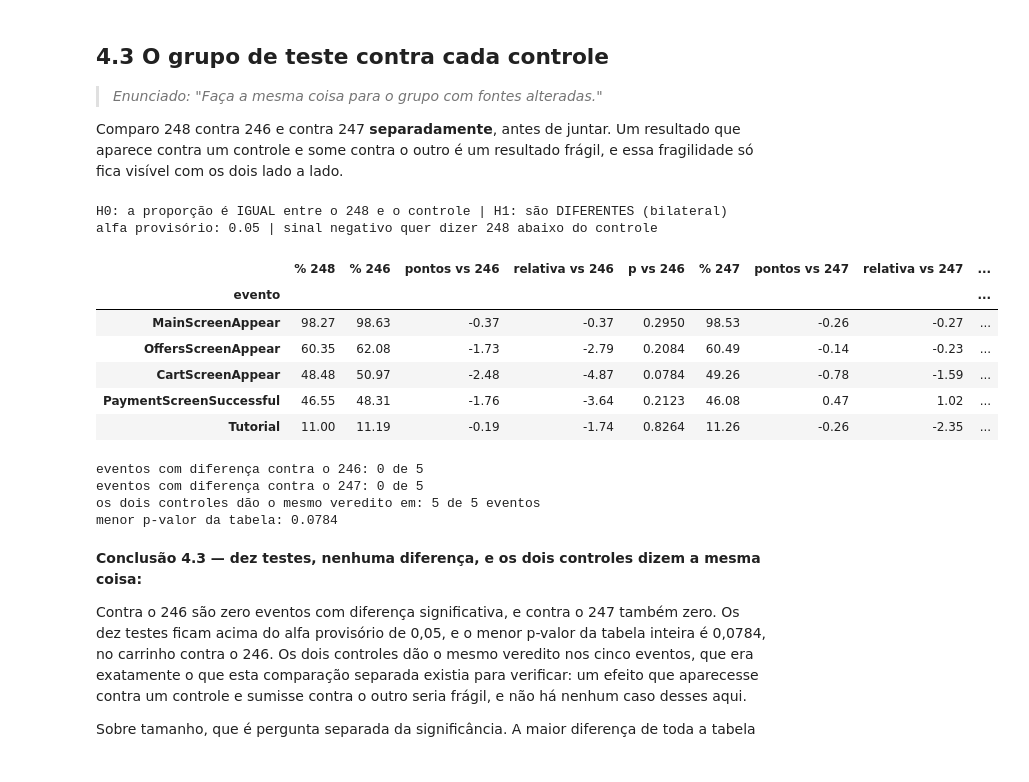
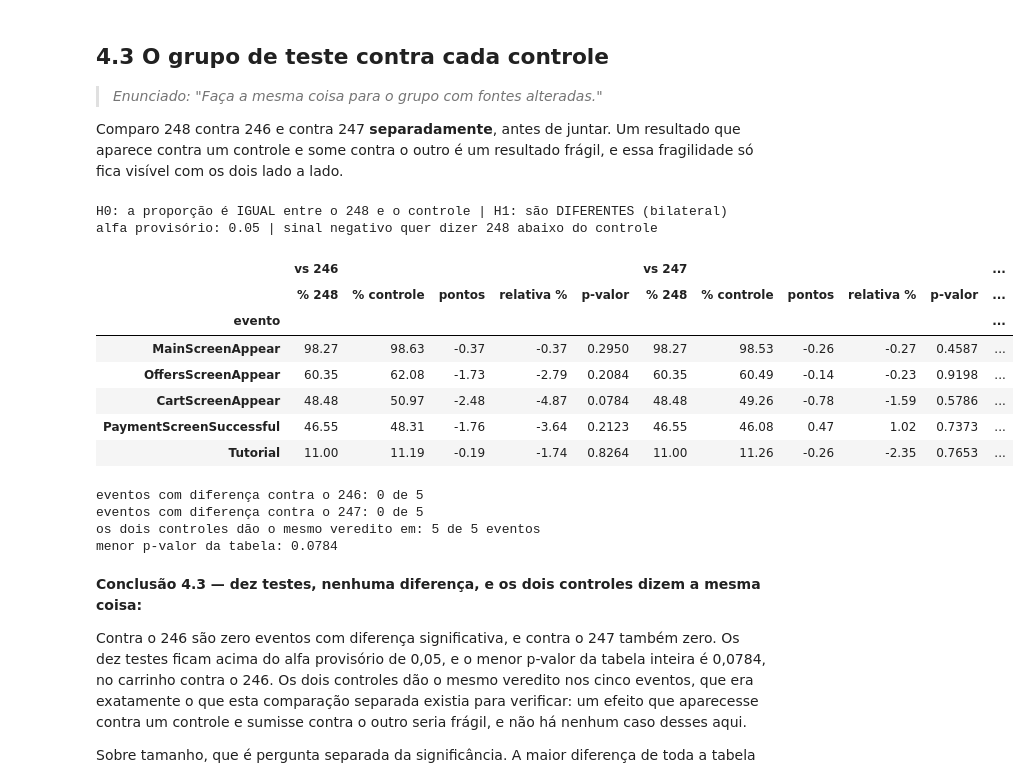
Before and after one commit to luiz19190/Sprint-11-Projeto-integrado-2, a Jupyter notebook: Sprint 11 - Funil e Teste A-A-B.ipynb, the cells around one changed output. Cells and saved outputs as stored; diff of their text form; code cells hidden in the pictures.

```diff
--- a/Sprint 11 - Funil e Teste A-A-B.ipynb
+++ b/Sprint 11 - Funil e Teste A-A-B.ipynb
@@ -1096,7 +1107,9 @@ por_dia['eventos_em_24h'] = (por_dia['eventos'] / por_dia['horas'] * 24).round()
 # aparece de qualquer forma, mas a contagem de eventos sofre. Usar o bruto aqui
 # deixaria as duas colunas medindo com réguas diferentes na mesma tabela.
 por_dia['eventos_por_usuario'] = (por_dia['eventos_em_24h'] / por_dia['usuarios']).round(1)
-por_dia['% dos eventos'] = (por_dia['eventos'] / eventos * 100).round(2)
+# `len(logs)` em vez da variável `eventos`, que vem de outra célula: assim esta roda sozinha,
+# sem depender da ordem de execução.
+por_dia['% dos eventos'] = (por_dia['eventos'] / len(logs) * 100).round(2)
 
 # Arredondo a coluna de horas só agora, depois de ela ter sido usada com a precisão
 # cheia no cálculo acima. Um `.round(1)` no `display` inteiro achataria o percentual
@@ -2761,13 +2774,15 @@ def z_test_proporcoes(sucessos_a, n_a, sucessos_b, n_b):
 def compara_grupos(evento, grupo_a, grupo_b):
     """Aplica o z-test a um evento entre dois grupos, buscando os números nas tabelas da 4.1."""
     return z_test_proporcoes(alcance_por_grupo.loc[evento, grupo_a], usuarios_por_grupo.loc[grupo_a],
-                            alcance_por_grupo.loc[evento, grupo_b], usuarios_por_grupo.loc[grupo_b])
+                             alcance_por_grupo.loc[evento, grupo_b], usuarios_por_grupo.loc[grupo_b])
 
 
-eventos = alcance_por_grupo.index.tolist()    # já ordenados do mais popular ao menos
+# Nome distinto de `eventos`, que na seção 2 é a contagem de linhas da base: evita que as
+# duas coisas se confundam se as células rodarem fora de ordem.
+eventos_testados = alcance_por_grupo.index.tolist()   # do mais popular ao menos
 
-teste_aa = pd.DataFrame([compara_grupos(e, 246, 247) for e in eventos],
-                        index=pd.Index(eventos, name='evento'))
+teste_aa = pd.DataFrame([compara_grupos(e, 246, 247) for e in eventos_testados],
+                        index=pd.Index(eventos_testados, name='evento'))
 teste_aa['rejeita H0'] = teste_aa['p-valor'] < ALFA_PROVISORIO
 
 print('H0: a proporção de usuários que dispara o evento é IGUAL nos grupos 246 e 247')
@@ -2777,10 +2792,10 @@ print()
 display(teste_aa)
 
 print('eventos com diferença significativa:', int(teste_aa['rejeita H0'].sum()),
-    'de', len(teste_aa))
+      'de', len(teste_aa))
 print('menor p-valor observado:', teste_aa['p-valor'].min())
 print('a divisão entre os dois controles está confirmada:',
-    bool(not teste_aa['rejeita H0'].any()))
+      bool(not teste_aa['rejeita H0'].any()))
 # %% [output]
 H0: a proporção de usuários que dispara o evento é IGUAL nos grupos 246 e 247
 H1: as duas proporções são DIFERENTES (bilateral, porque a pergunta não tem direção)
@@ -2826,56 +2841,60 @@ com os dois lado a lado.
 # %%
 # -----------------------------------------------------------------------------
 # 4.3 O grupo de teste contra cada controle
 # -----------------------------------------------------------------------------
 # Reutilizo a função da célula anterior: 248 contra 246 e 248 contra 247, os dois nos cinco
 # eventos, numa tabela só. A tabela única é o ponto da célula, porque é ela que mostra num
 # relance se os dois controles contam a mesma história.
 #
 # Junto do p-valor vão a diferença em pontos e a relativa. O p-valor diz se a diferença é
 # distinguível de ruído, não se ela é grande o bastante para justificar trocar a fonte do
 # aplicativo. Com amostra grande dá para detectar diferença pequena demais para importar.
 #
+# A tabela sai de um `concat` com `keys`: o mesmo bloco de colunas entra uma vez por controle,
+# com o controle no nível de cima, em vez de eu copiar nove colunas à mão e arriscar trocar uma.
+#
 # Alfa segue provisório: a correção para comparações múltiplas ainda vem.
 
-contra_246 = pd.DataFrame([compara_grupos(e, 248, 246) for e in eventos], index=eventos)
-contra_247 = pd.DataFrame([compara_grupos(e, 248, 247) for e in eventos], index=eventos)
+indice_eventos = pd.Index(eventos_testados, name='evento')
 
-teste_ab = pd.DataFrame({
-    '% 248':           contra_246['% A'],
-    '% 246':           contra_246['% B'],
-    'pontos vs 246':   contra_246['diferença em pontos'],
-    'relativa vs 246': contra_246['diferença relativa %'],
-    'p vs 246':        contra_246['p-valor'],
-    '% 247':           contra_247['% B'],
-    'pontos vs 247':   contra_247['diferença em pontos'],
-    'relativa vs 247': contra_247['diferença relativa %'],
-    'p vs 247':        contra_247['p-valor'],
-}, index=pd.Index(eventos, name='evento'))
+contra_246 = pd.DataFrame([compara_grupos(e, 248, 246) for e in eventos_testados], index=indice_eventos)
+contra_247 = pd.DataFrame([compara_grupos(e, 248, 247) for e in eventos_testados], index=indice_eventos)
 
-rejeita_246 = teste_ab['p vs 246'] < ALFA_PROVISORIO
-rejeita_247 = teste_ab['p vs 247'] < ALFA_PROVISORIO
-teste_ab['os controles concordam'] = rejeita_246 == rejeita_247
+colunas_teste = {'% A': '% 248', '% B': '% controle', 'diferença em pontos': 'pontos',
+                 'diferença relativa %': 'relativa %', 'p-valor': 'p-valor'}
+
+teste_ab = pd.concat([contra_246[list(colunas_teste)].rename(columns=colunas_teste),
+                      contra_247[list(colunas_teste)].rename(columns=colunas_teste)],
+                     axis=1, keys=['vs 246', 'vs 247'])
+
+p_valores = teste_ab.xs('p-valor', axis=1, level=1)   # uma coluna por controle
+rejeita_por_controle = p_valores < ALFA_PROVISORIO
+teste_ab[('', 'os controles concordam')] = (rejeita_por_controle['vs 246']
+                                            == rejeita_por_controle['vs 247'])
 
 print('H0: a proporção é IGUAL entre o 248 e o controle | H1: são DIFERENTES (bilateral)')
 print('alfa provisório:', ALFA_PROVISORIO, '| sinal negativo quer dizer 248 abaixo do controle')
 print()
 display(teste_ab)
 
-print('eventos com diferença contra o 246:', int(rejeita_246.sum()), 'de', len(eventos))
-print('eventos com diferença contra o 247:', int(rejeita_247.sum()), 'de', len(eventos))
+print('eventos com diferença contra o 246:', int(rejeita_por_controle['vs 246'].sum()),
+      'de', len(eventos_testados))
+print('eventos com diferença contra o 247:', int(rejeita_por_controle['vs 247'].sum()),
+      'de', len(eventos_testados))
 print('os dois controles dão o mesmo veredito em:',
-    int(teste_ab['os controles concordam'].sum()), 'de', len(eventos), 'eventos')
-print('menor p-valor da tabela:', min(teste_ab['p vs 246'].min(), teste_ab['p vs 247'].min()))
+      int(teste_ab[('', 'os controles concordam')].sum()), 'de', len(eventos_testados), 'eventos')
+print('menor p-valor da tabela:', p_valores.min().min())
 # %% [output]
 H0: a proporção é IGUAL entre o 248 e o controle | H1: são DIFERENTES (bilateral)
 alfa provisório: 0.05 | sinal negativo quer dizer 248 abaixo do controle
-|  | % 248 | % 246 | pontos vs 246 | relativa vs 246 | p vs 246 | % 247 | pontos vs 247 | relativa vs 247 | ... |
-| evento |  |  |  |  |  |  |  |  | ... |
-| MainScreenAppear | 98.27 | 98.63 | -0.37 | -0.37 | 0.2950 | 98.53 | -0.26 | -0.27 | ... |
-| OffersScreenAppear | 60.35 | 62.08 | -1.73 | -2.79 | 0.2084 | 60.49 | -0.14 | -0.23 | ... |
-| CartScreenAppear | 48.48 | 50.97 | -2.48 | -4.87 | 0.0784 | 49.26 | -0.78 | -1.59 | ... |
-| PaymentScreenSuccessful | 46.55 | 48.31 | -1.76 | -3.64 | 0.2123 | 46.08 | 0.47 | 1.02 | ... |
-| Tutorial | 11.00 | 11.19 | -0.19 | -1.74 | 0.8264 | 11.26 | -0.26 | -2.35 | ... |
+|  | vs 246 |  |  |  |  | vs 247 |  |  |  |  | ... |
+|  | % 248 | % controle | pontos | relativa % | p-valor | % 248 | % controle | pontos | relativa % | p-valor | ... |
+| evento |  |  |  |  |  |  |  |  |  |  | ... |
+| MainScreenAppear | 98.27 | 98.63 | -0.37 | -0.37 | 0.2950 | 98.27 | 98.53 | -0.26 | -0.27 | 0.4587 | ... |
+| OffersScreenAppear | 60.35 | 62.08 | -1.73 | -2.79 | 0.2084 | 60.35 | 60.49 | -0.14 | -0.23 | 0.9198 | ... |
+| CartScreenAppear | 48.48 | 50.97 | -2.48 | -4.87 | 0.0784 | 48.48 | 49.26 | -0.78 | -1.59 | 0.5786 | ... |
+| PaymentScreenSuccessful | 46.55 | 48.31 | -1.76 | -3.64 | 0.2123 | 46.55 | 46.08 | 0.47 | 1.02 | 0.7373 | ... |
+| Tutorial | 11.00 | 11.19 | -0.19 | -1.74 | 0.8264 | 11.00 | 11.26 | -0.26 | -2.35 | 0.7653 | ... |
 eventos com diferença contra o 246: 0 de 5
 eventos com diferença contra o 247: 0 de 5
 os dois controles dão o mesmo veredito em: 5 de 5 eventos
```
Also changed, not shown: parts of 17 cells of this notebook, 1 other file.
